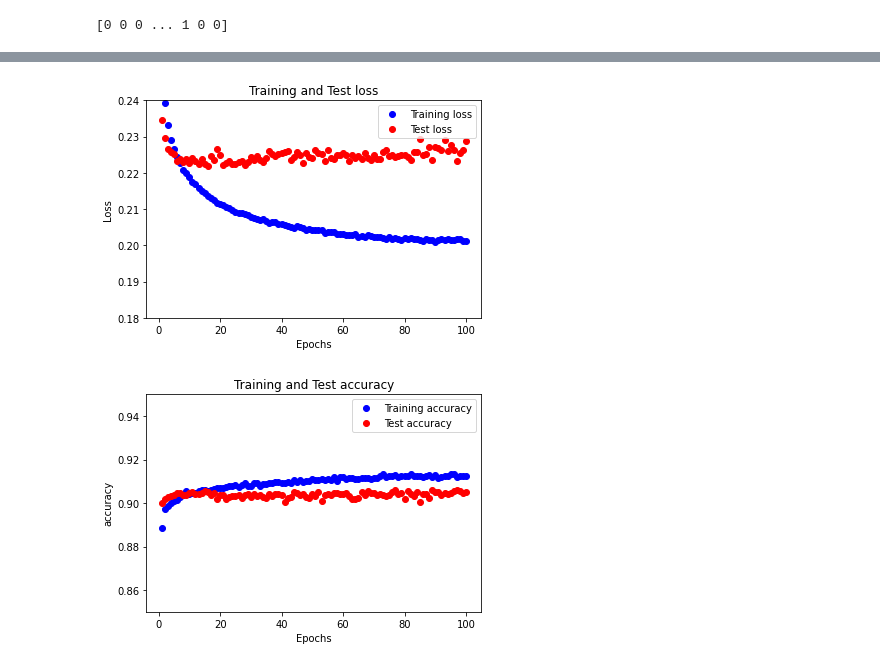
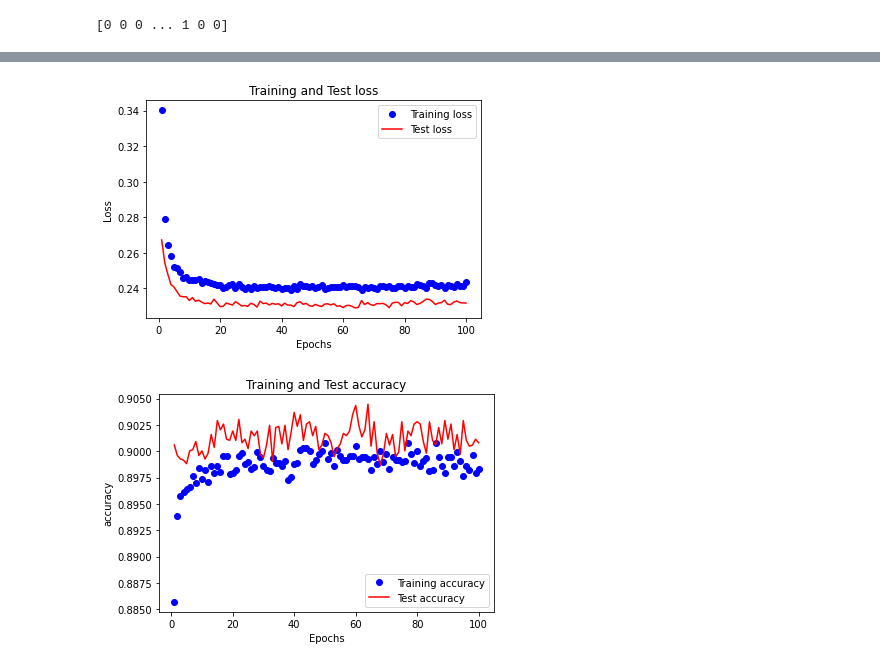
Before and after one commit to ravi-kiran-iiml/my_git, a Jupyter notebook: Bank_Customer_marketing.ipynb, the cells around one changed output, grey strips where cells are left out. Drawn from its saved outputs; the diff is of its cells as text; code cells hidden in the pictures.

```diff
--- a/Bank_Customer_marketing.ipynb
+++ b/Bank_Customer_marketing.ipynb
@@ -417,7 +417,7 @@ x = scaler.fit_transform(X)
 # splitting the dataset in training and testing sets
 
 from sklearn.model_selection import train_test_split
-x_train, x_test, y_train, y_test = train_test_split(x, y, test_size = 0.3)
+x_train, x_test, y_train, y_test = train_test_split(x, y, test_size = 0.2)
 
 print(x_train.shape)
 print(y_train.shape)
@@ -433,10 +433,13 @@ print(y_test.shape)
 
 from keras import models
 from keras import layers
+from keras import regularizers
 
 model = models.Sequential()
-model.add(layers.Dense(32, activation='relu'))
-model.add(layers.Dense(16, activation='relu'))
+model.add(layers.Dense(32, activation='relu', kernel_regularizer=regularizers.l2(0.001)))
+model.add(layers.Dropout(0.25))
+model.add(layers.Dense(16, activation='relu', kernel_regularizer=regularizers.l2(0.001)))
+model.add(layers.Dropout(0.25))
 model.add(layers.Dense(1, activation='sigmoid'))
 
 model.compile(optimizer='rmsprop',loss='binary_crossentropy',metrics=['accuracy'])
@@ -479,9 +484,9 @@ test_loss = history_dict['val_loss']
 
 epochs = range(1, len(history_dict['accuracy'])+1)
 
-plt.ylim(0.18, 0.24)
+
 plt.plot(epochs, train_loss, 'bo', label = 'Training loss')
-plt.plot(epochs, test_loss, 'ro', label = 'Test loss')
+plt.plot(epochs, test_loss, 'r', label = 'Test loss')
 plt.title('Training and Test loss')
 plt.xlabel('Epochs')
 plt.ylabel('Loss')
@@ -489,25 +494,25 @@ plt.legend()
 
 plt.show()
 # %% [output]
-[figure, old version]
+[figure, new version]
 # %%
 # plotting accuracy
 
 history_dict =  h.history
 
 train_loss = history_dict['accuracy']
 test_loss = history_dict['val_accuracy']
 
 epochs = range(1, len(history_dict['accuracy'])+1)
 
-plt.ylim(0.85, 0.95)
+
 plt.plot(epochs, train_loss, 'bo', label = 'Training accuracy')
-plt.plot(epochs, test_loss, 'ro', label = 'Test accuracy')
+plt.plot(epochs, test_loss, 'r', label = 'Test accuracy')
 plt.title('Training and Test accuracy')
 plt.xlabel('Epochs')
 plt.ylabel('accuracy')
 plt.legend()
 
 plt.show()
 # %% [output]
-[figure, old version]
+[figure, new version]
```
Also changed, not shown: parts of 14 cells of this notebook.
